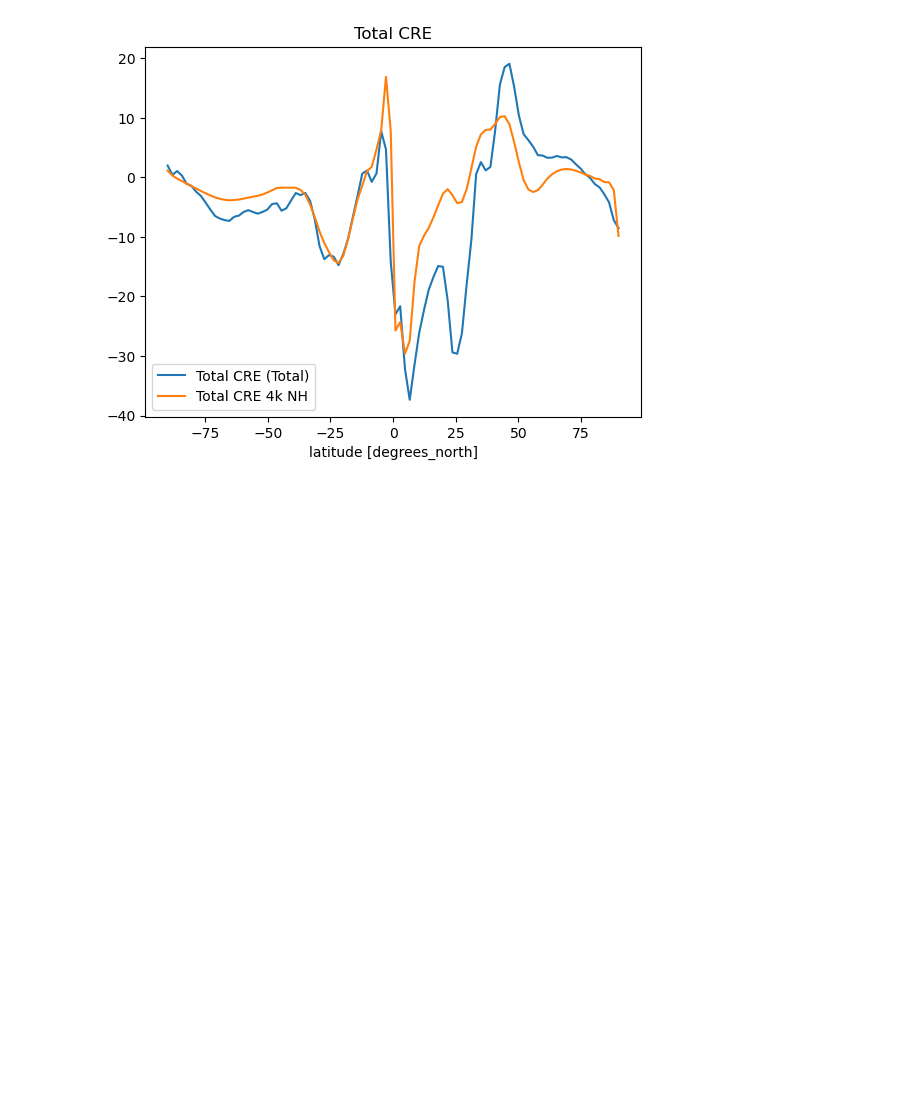
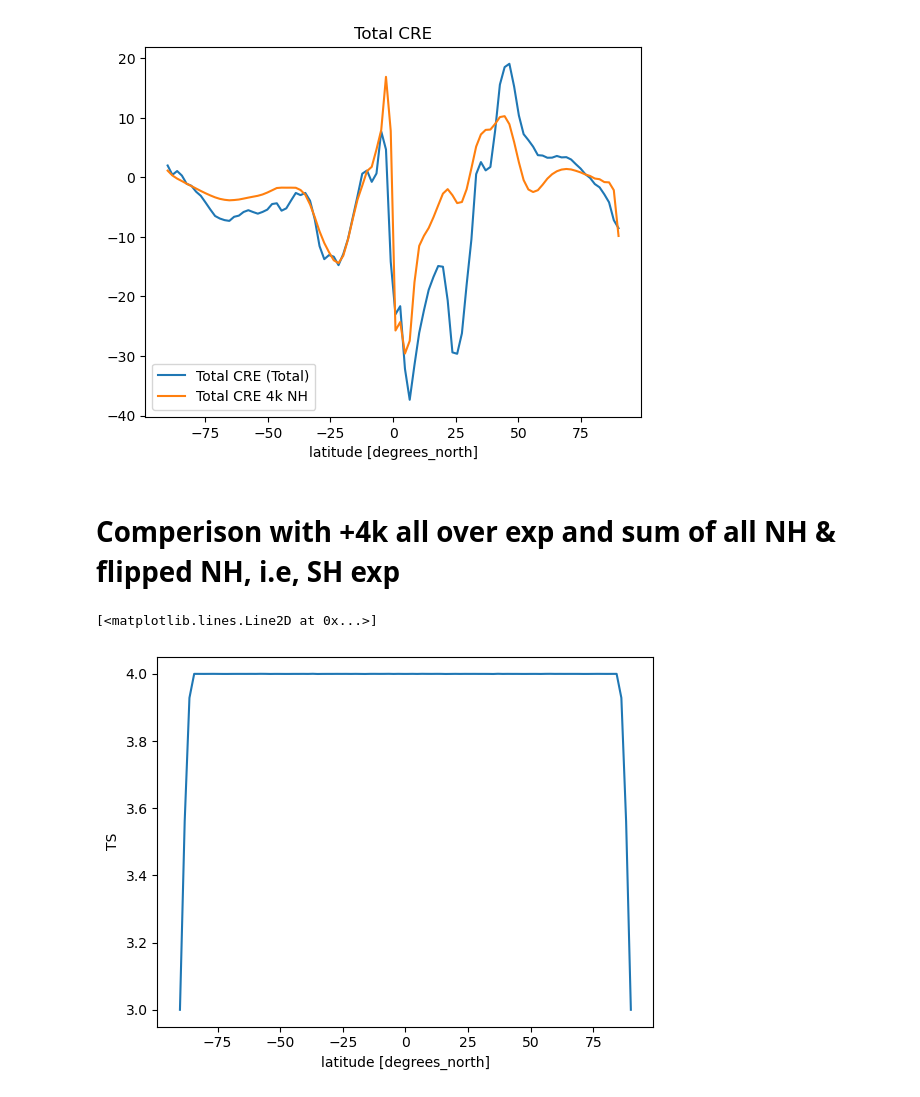
Before and after one commit to mailesasaki/cdds_sst_perturbations, a Jupyter notebook: Project_1_Linearity_test.ipynb, the cells around one changed output. Cells and saved outputs as stored; diff of their text form; code cells hidden in the pictures; blank space fills up the shorter version.

Commit message:
Comperison with +4k all over exp and sum of all NH & flipped NH, i.e, SH exp

```diff
--- a/Project_1_Linearity_test.ipynb
+++ b/Project_1_Linearity_test.ipynb
@@ -1407,3 +1412,5 @@ plt.title("Total CRE")
 # %% [output]
 Text(0.5, 1.0, 'Total CRE')
 [figure]
+# %% [markdown]
+# Comperison with +4k all over exp and sum of all NH & flipped NH, i.e, SH exp
@@ -1409,0 +1458,9 @@ Text(0.5, 1.0, 'Total CRE')
+# %%
+total_NH=pole+zero+five+ten+fifteen+twenty+twentyfive+thirty+thirtyfive+fourty+fourtyfive+fifty+fiftyfive+sixty+sixtyfive+seventy+seventyfive+eighty+eightyfive
+total_SH=spole+sfive+sten+sfifteen+stwenty+stwentyfive+sthirty+sthirtyfive+sfourty+sfourtyfive+sfifty+sfiftyfive+ssixty+ssixtyfive+sseventy+sseventyfive+seighty+seightyfive
+total=total_NH+total_SH
+# %%
+total.plot()
+# %% [output]
+[<matplotlib.lines.Line2D at 0x...>]
+[figure, added]
```
Also changed, not shown: parts of 45 cells of this notebook.
